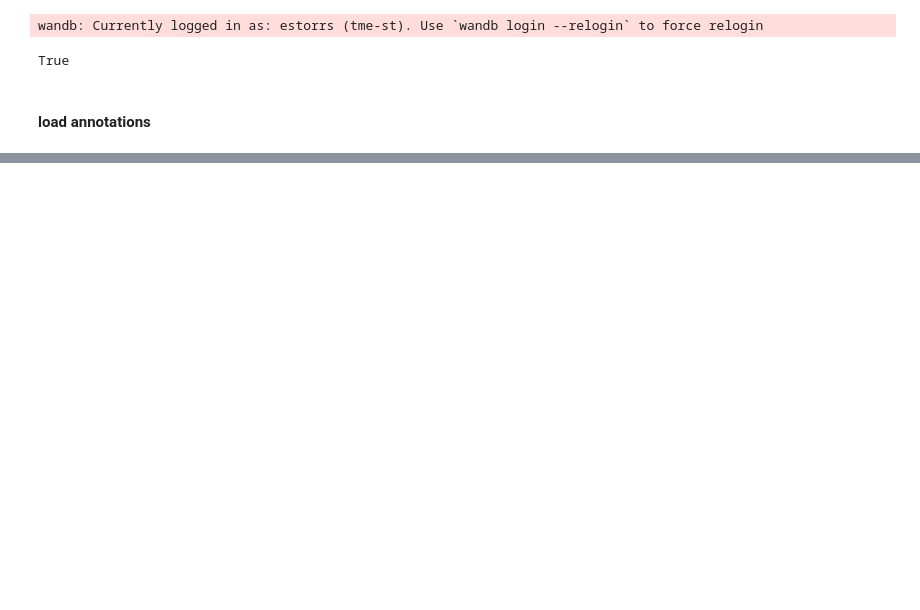
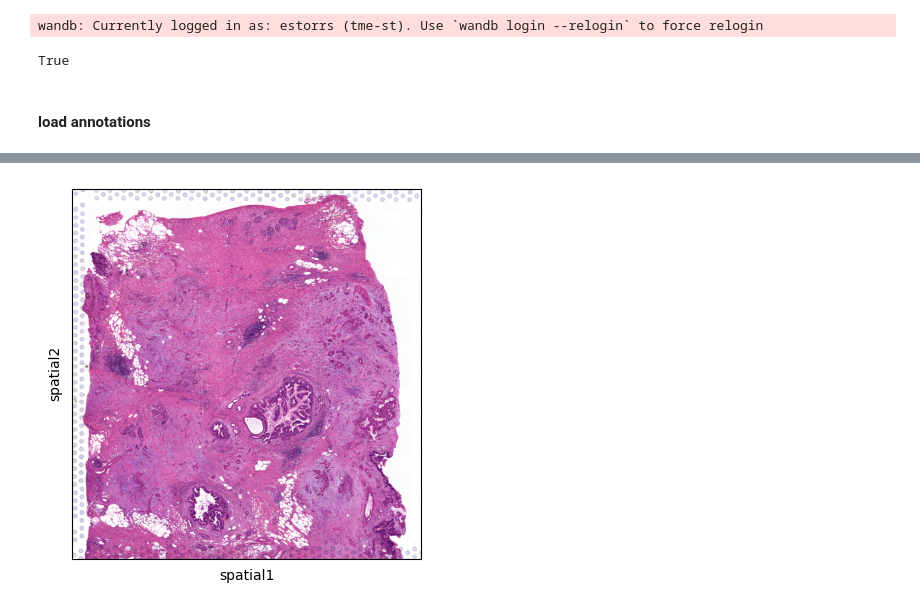
Before and after one commit to estorrs/deep-spatial-genomics, a Jupyter notebook: notebooks/cell_level_classifier_v1.ipynb, the cells around one changed output, grey strips where cells are left out. Drawn from its saved outputs; the diff is of its cells as text; code cells hidden in the pictures; blank space fills up the shorter version.

```diff
--- a/notebooks/cell_level_classifier_v1.ipynb
+++ b/notebooks/cell_level_classifier_v1.ipynb
@@ -29,3 +29,6 @@ wandb: Currently logged in as: estorrs (tme-st). Use `wandb login --relogin` to
 True
 # %% [markdown]
 #### load annotations
+# %%
+a = sc.read_h5ad('../data/pdac/HT270P1-S1H1U1/adata.h5ad')
+a
@@ -31,0 +44,4 @@ True
+# %%
+sc.pl.spatial(a)
+# %% [output]
+[figure, added]
```
Also changed, not shown: parts of 4 cells of this notebook, 1 other file.
